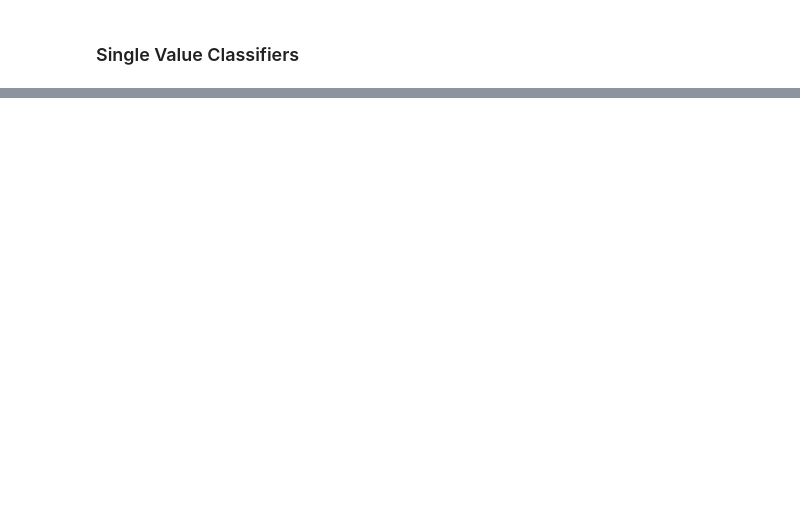
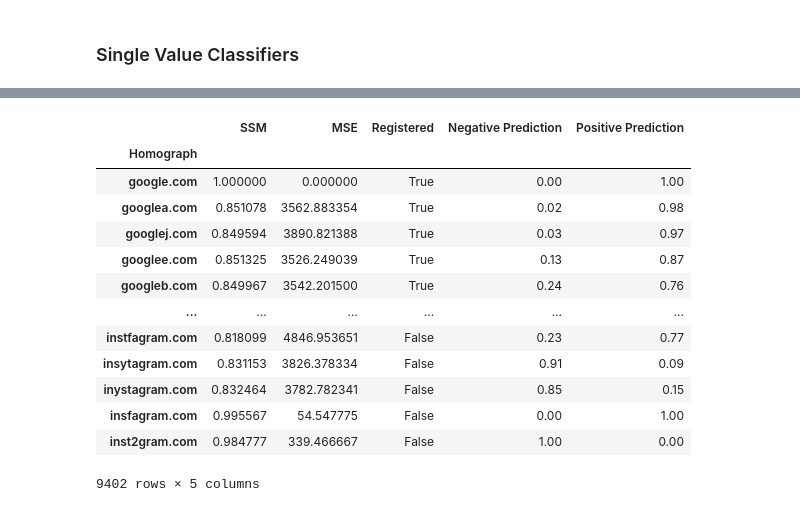
Before and after one commit to DannyMathieson/PhishEye, a Jupyter notebook: phisheye.ipynb, the cells around one changed output, grey strips where cells are left out. Drawn from its saved outputs; the diff is of its cells as text; code cells hidden in the pictures; blank space fills up the shorter version.

```diff
--- a/phisheye.ipynb
+++ b/phisheye.ipynb
@@ -298,14 +291,14 @@ def model_eval(df, target, model):
 
         y_pred = model.predict(X_test)
 
-        recall += [recall_score(y_pred, y_test, average="weighted", labels=[1])]
+        recall += [recall_score(y_pred, y_test, average="weighted", labels=[1], zero_division=0)]
         precision += [precision_score(y_pred, y_test, average="weighted", labels=[1])]
         f1 += [f1_score(y_pred, y_test, average="weighted", labels=[1])]
 
     print("precision = {:.4f} ±{:.4f}".format(np.mean(precision), np.std(precision)))
     print("recall    = {:.4f} ±{:.4f}".format(np.mean(recall), np.std(recall)))
     print("f1        = {:.4f} ±{:.4f}".format(np.mean(f1), np.std(f1)))
-    #return np.mean(f1)
+    return  X_test, y_test, model.predict_proba(X_test)
 # %%
 # Add comment
 dt_model = DecisionTreeClassifier(random_state=42, max_depth=1)
@@ -335,0 +382,4 @@ precision = 0.8245 ±0.0165
+# %%
+rf_model = RandomForestClassifier(random_state=42)
+features = twisted_df.drop(['Domain', 'Homograph', 'Registered'], axis=1)
+model_eval(features[['SSM']], twisted_df['Registered'] , rf_model)
@@ -335,0 +397,6 @@ precision = 0.8245 ±0.0165
+# %%
+lev_df, lev_class, probabilities = model_eval(features[['SSM', 'MSE']], twisted_df['Registered'], rf_model)
+neg = [i[0] for i in probabilities]
+pos = [i[1] for i in probabilities]
+print(neg)
+print (pos)
@@ -335,0 +409,20 @@ precision = 0.8245 ±0.0165
+# %%
+lev_df['Registered'] = lev_class.values
+lev_df['Negative Prediction'] = neg
+lev_df['Positive Prediction'] = pos
+lev_df
+# %% [output]
+|  | SSM | MSE | Registered | Negative Prediction | Positive Prediction |
+| Homograph |  |  |  |  |  |
+| google.com | 1.000000 | 0.000000 | True | 0.00 | 1.00 |
+| googlea.com | 0.851078 | 3562.883354 | True | 0.02 | 0.98 |
+| googlej.com | 0.849594 | 3890.821388 | True | 0.03 | 0.97 |
+| googlee.com | 0.851325 | 3526.249039 | True | 0.13 | 0.87 |
+| googleb.com | 0.849967 | 3542.201500 | True | 0.24 | 0.76 |
+| ... | ... | ... | ... | ... | ... |
+| instfagram.com | 0.818099 | 4846.953651 | False | 0.23 | 0.77 |
+| insytagram.com | 0.831153 | 3826.378334 | False | 0.91 | 0.09 |
+| inystagram.com | 0.832464 | 3782.782341 | False | 0.85 | 0.15 |
+| insfagram.com | 0.995567 | 54.547775 | False | 0.00 | 1.00 |
+| inst2gram.com | 0.984777 | 339.466667 | False | 1.00 | 0.00 |
+9402 rows × 5 columns
```
Also changed, not shown: parts of 15 cells of this notebook, 2 other files.
